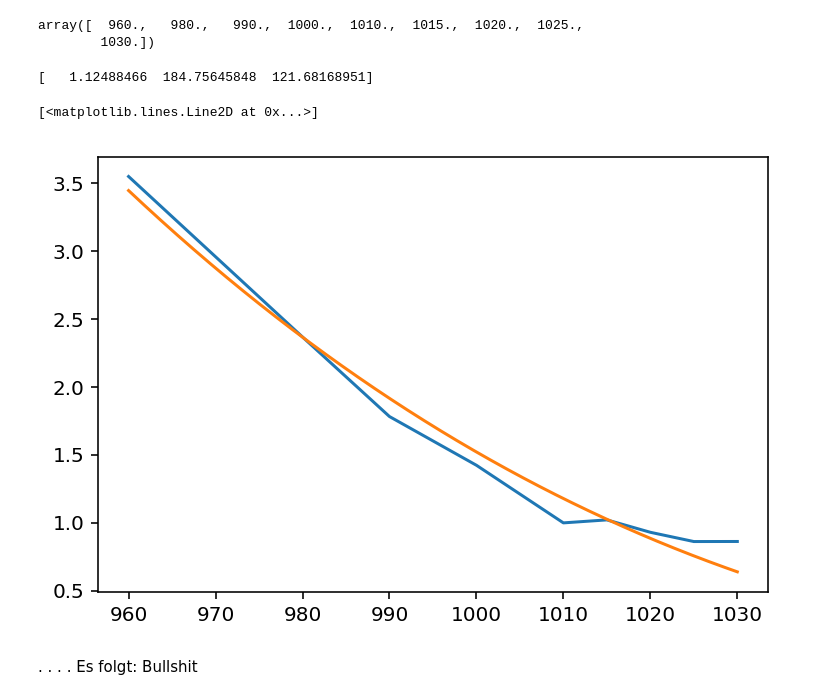
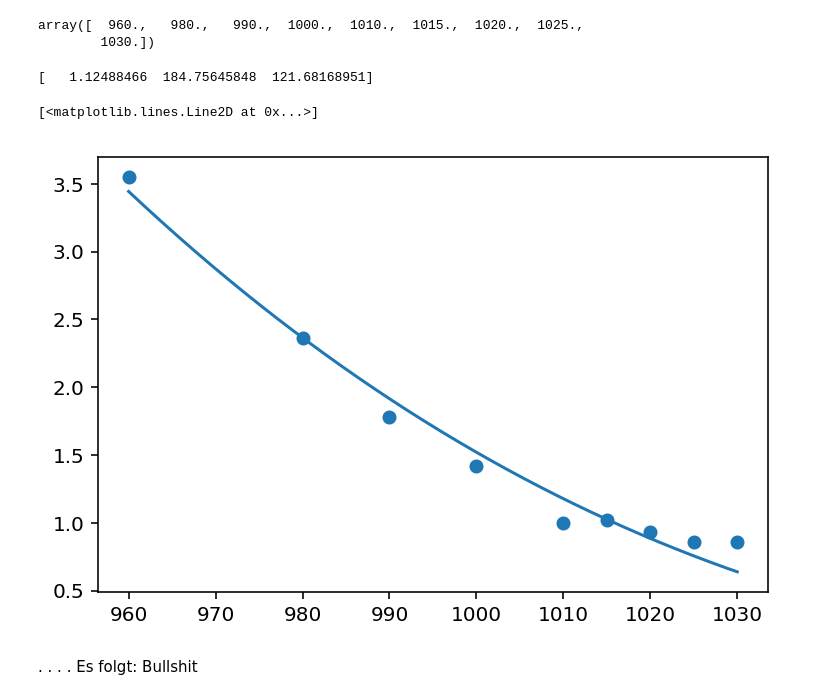
Before and after one commit to qwretz/fpraktikum, a Jupyter notebook: Energy Gap/playground.ipynb, the cells around one changed output. Cells and saved outputs as stored; diff of their text form; code cells hidden in the pictures.

```diff
--- a/Energy Gap/playground.ipynb
+++ b/Energy Gap/playground.ipynb
@@ -38,15 +38,15 @@ array([  960.,   980.,   990.,  1000.,  1010.,  1015.,  1020.,  1025.,
 # %%
 popt,pcov=cf(indFit, wavelen ,intens, p0=[1,500,200])
 print(popt)
 xrange=np.linspace(wavelen[0],wavelen[-1],1000)
 fig,ax=plt.subplots(dpi=144)
-ax.plot(wavelen,intens)
+ax.scatter(wavelen,intens)
 ax.plot(xrange, indFit(xrange,*popt))
 #ax.plot(xrange, indFit_E(xrange, 1,500,200),color="red")
 # %% [output]
 [   1.12488466  184.75645848  121.68168951]
 [<matplotlib.lines.Line2D at 0x...>]
-[figure, old version]
+[figure, new version]
 # %% [markdown]
 .
 .
```
Also changed, not shown: 1 other file.
